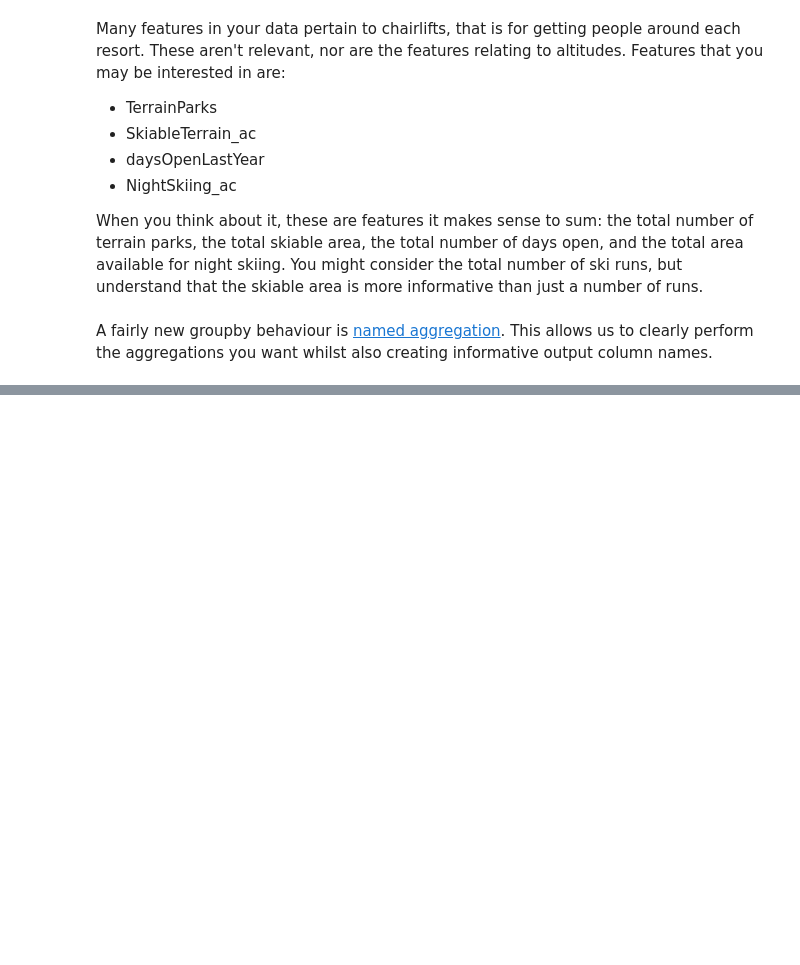
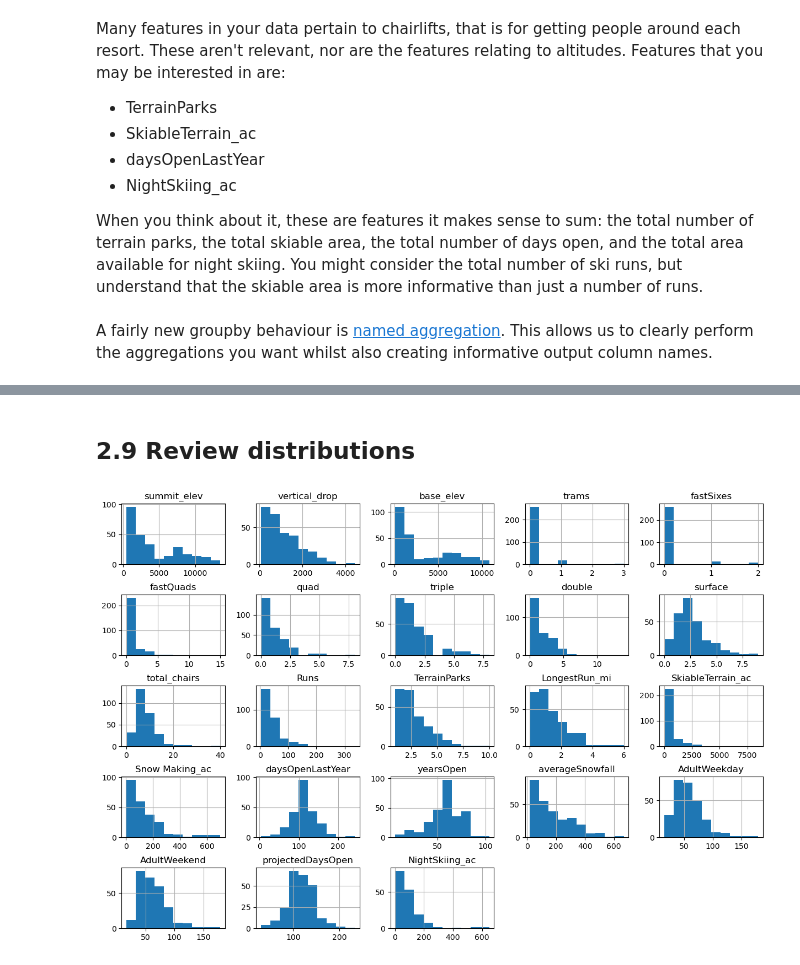
Before and after one commit to wdwbecky/DataScienceGuidedCapstone, a Jupyter notebook: Notebooks/02_data_wrangling.ipynb, the cells around one changed output, grey strips where cells are left out. Cells and saved outputs as stored; diff of their text form; code cells hidden in the pictures; blank space fills up the shorter version.

```diff
--- a/Notebooks/02_data_wrangling.ipynb
+++ b/Notebooks/02_data_wrangling.ipynb
@@ -951,0 +796,3 @@ save_file(state_summary, 'state_summary.csv', datapath)
+# %%
+missing_price = ski_data[['AdultWeekend', 'AdultWeekday']].isnull().sum(axis=1)
+missing_price.value_counts()/len(missing_price) * 100
@@ -951,0 +806,5 @@ save_file(state_summary, 'state_summary.csv', datapath)
+# %%
+#Code task 28#
+#Use `missing_price` to remove rows from ski_data where both price values are missing
+ski_data = ski_data[missing_price != 2]
+ski_data.info()
@@ -951,0 +829,7 @@ save_file(state_summary, 'state_summary.csv', datapath)
+# %% [markdown]
+## 2.9 Review distributions<a id='2.9_Review_distributions'></a>
+# %%
+ski_data.hist(figsize=(15, 10))
+plt.subplots_adjust(hspace=0.5);
+# %% [output]
+[figure, added]
```
Also changed, not shown: parts of 118 cells of this notebook, 3 other files.
